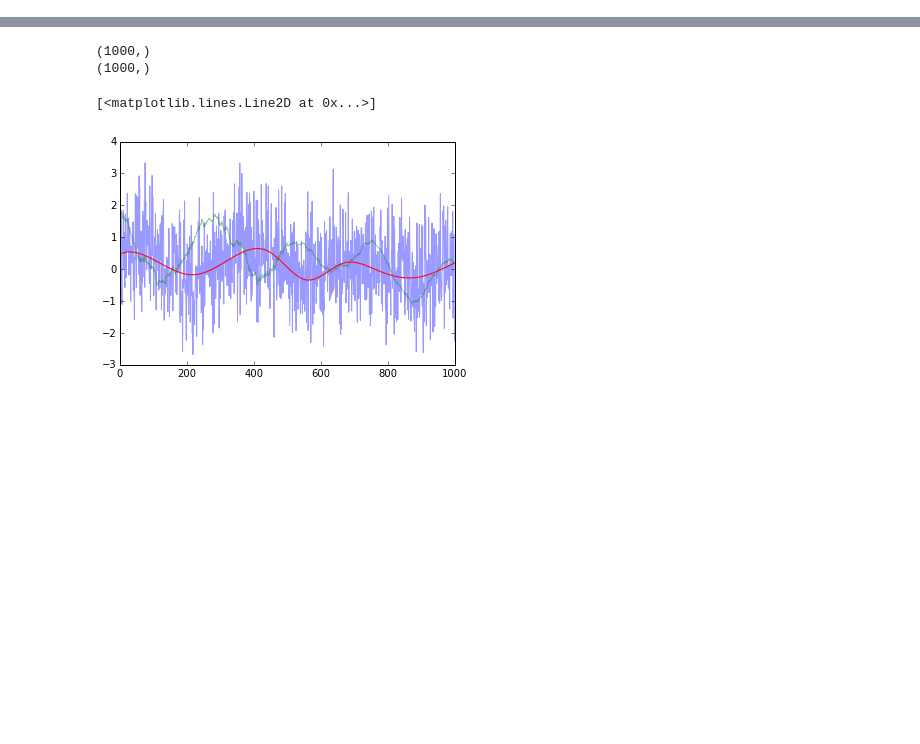
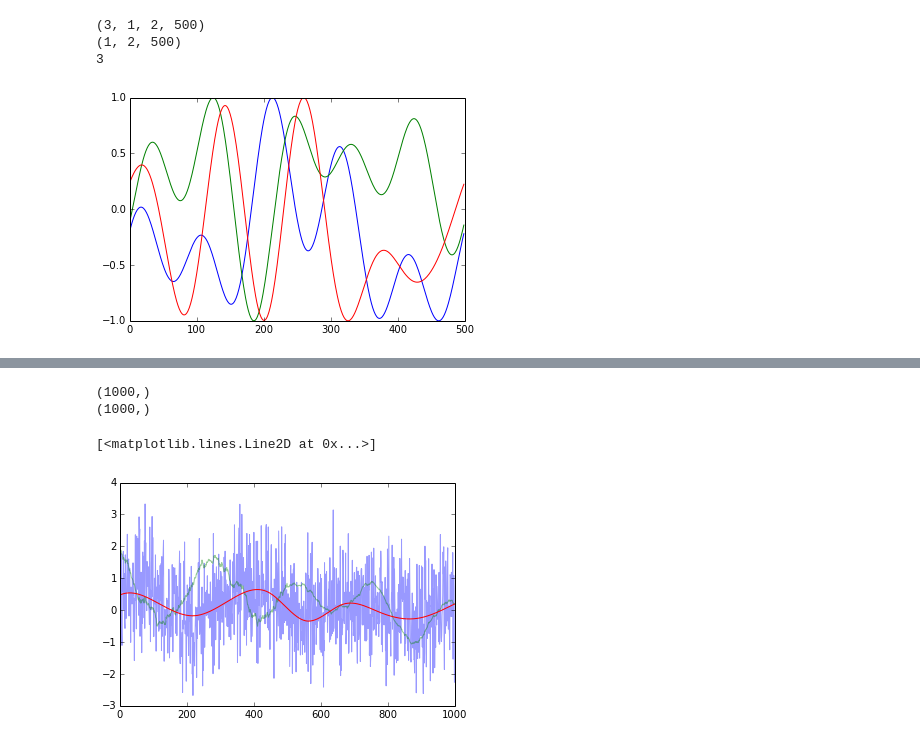
Before and after one commit to Seanny123/rnn-comparison, a Jupyter notebook: dataset-check.ipynb, the cells around one changed output, grey strips where cells are left out. Saved outputs shown, nothing was run; the diff lists cells and outputs as text; code cells hidden in the pictures; blank space fills up the shorter version.

Commit message:
fixed dataset generation

```diff
--- a/dataset-check.ipynb
+++ b/dataset-check.ipynb
@@ -4 +6,20 @@ import matplotlib.pyplot as plt
 %matplotlib inline
+# %%
+dat = np.load("datasets/dataset_cont_speccls_0.5_2_3_0.npz")["class_sig_list"]
+print(dat.shape)
+print(dat[0].shape)
+
+cont_dat = []
+for i in range(dat.shape[0]):
+    cont_dat.append(dat[i, :, 1].T)
+
+print(len(cont_dat))
+# %% [output]
+(3, 1, 2, 500)
+(1, 2, 500)
+3
+# %%
+for d in cont_dat:
+    plt.plot(d)
+# %% [output]
+[figure, added]
```
Also changed, not shown: parts of 12 cells of this notebook, 2 other files.
